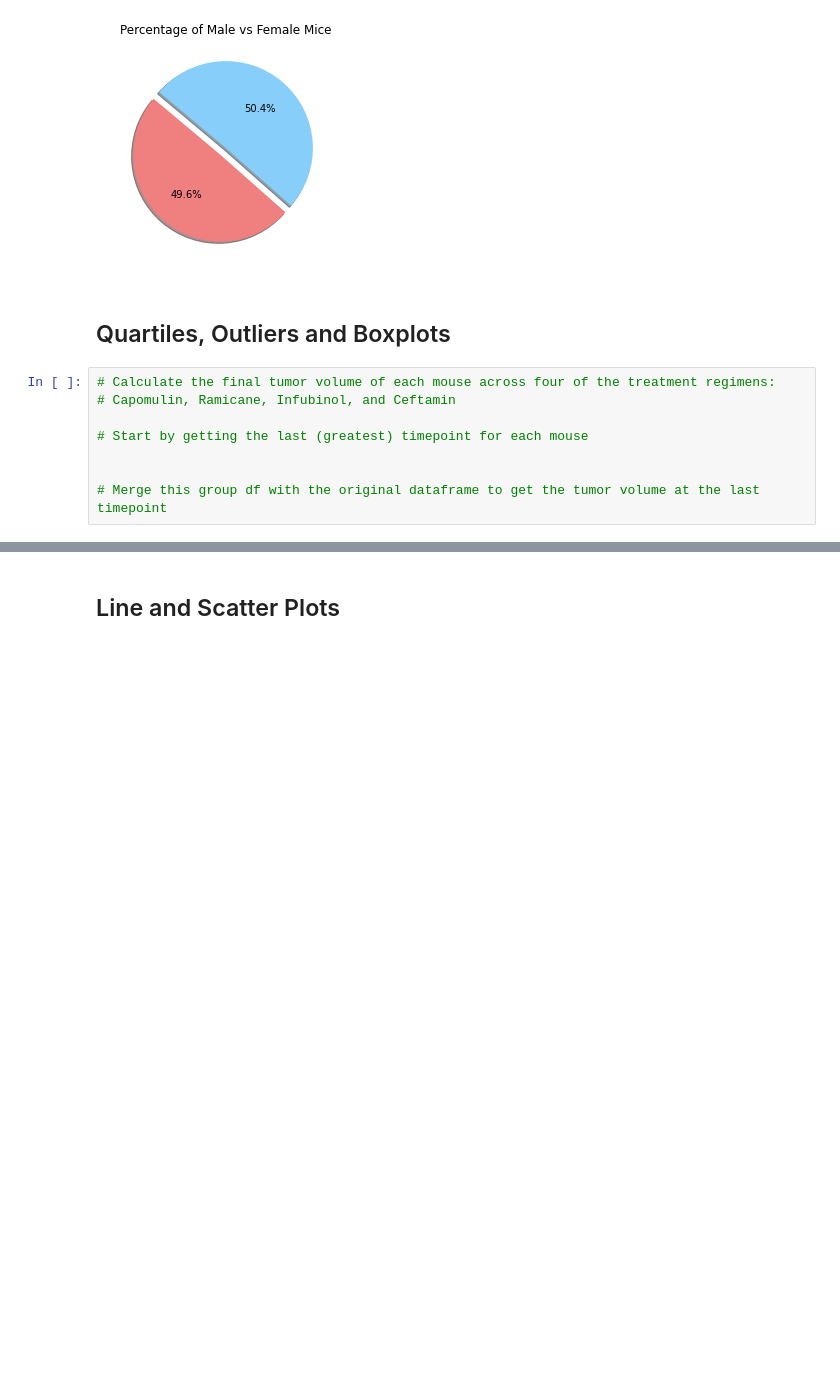
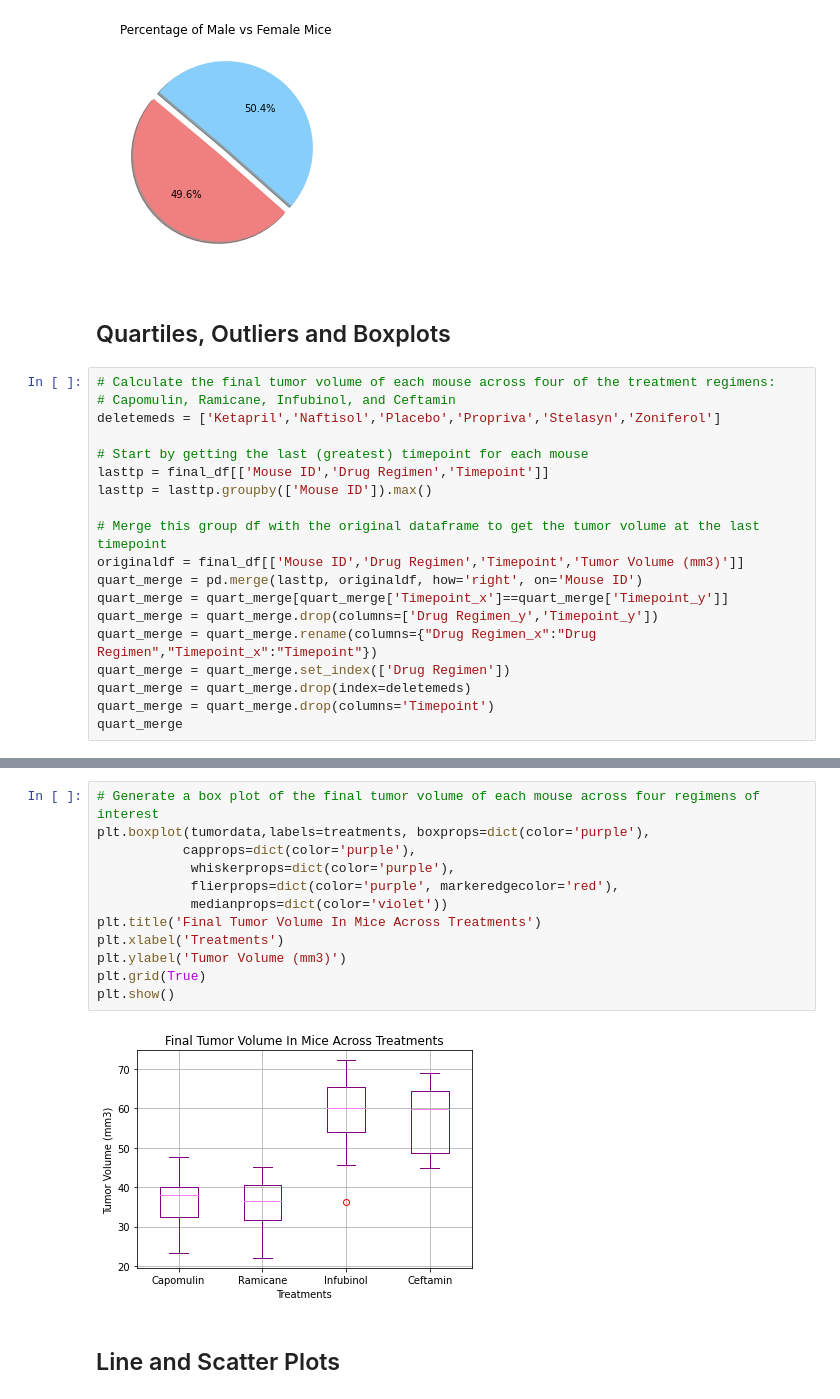
Before and after one commit to verocastillo/matplotlib-challenge, a Jupyter notebook: pymaceuticals_challenge.ipynb, the cells around one changed output, grey strips where cells are left out. Saved outputs shown, nothing was run; the diff lists cells and outputs as text; blank space fills up the shorter version.

Commit message:
Finished boxplots and quartile analysis.

```diff
--- a/pymaceuticals_challenge.ipynb
+++ b/pymaceuticals_challenge.ipynb
@@ -214,8 +214,19 @@ plt.show()
 # %%
 # Calculate the final tumor volume of each mouse across four of the treatment regimens:
 # Capomulin, Ramicane, Infubinol, and Ceftamin
+deletemeds = ['Ketapril','Naftisol','Placebo','Propriva','Stelasyn','Zoniferol']
 
 # Start by getting the last (greatest) timepoint for each mouse
-
+lasttp = final_df[['Mouse ID','Drug Regimen','Timepoint']]
+lasttp = lasttp.groupby(['Mouse ID']).max()
 
 # Merge this group df with the original dataframe to get the tumor volume at the last timepoint
+originaldf = final_df[['Mouse ID','Drug Regimen','Timepoint','Tumor Volume (mm3)']]
+quart_merge = pd.merge(lasttp, originaldf, how='right', on='Mouse ID')
+quart_merge = quart_merge[quart_merge['Timepoint_x']==quart_merge['Timepoint_y']]
+quart_merge = quart_merge.drop(columns=['Drug Regimen_y','Timepoint_y'])
+quart_merge = quart_merge.rename(columns={"Drug Regimen_x":"Drug Regimen","Timepoint_x":"Timepoint"})
+quart_merge = quart_merge.set_index(['Drug Regimen'])
+quart_merge = quart_merge.drop(index=deletemeds)
+quart_merge = quart_merge.drop(columns='Timepoint')
+quart_merge
@@ -241,3 +321,17 @@ plt.show()
+# %%
+# Generate a box plot of the final tumor volume of each mouse across four regimens of interest
+plt.boxplot(tumordata,labels=treatments, boxprops=dict(color='purple'),
+           capprops=dict(color='purple'),
+            whiskerprops=dict(color='purple'),
+            flierprops=dict(color='purple', markeredgecolor='red'),
+            medianprops=dict(color='violet'))
+plt.title('Final Tumor Volume In Mice Across Treatments')
+plt.xlabel('Treatments')
+plt.ylabel('Tumor Volume (mm3)')
+plt.grid(True)
+plt.show()
+# %% [output]
+[figure, added]
 # %% [markdown]
 ## Line and Scatter Plots
 # %%
```
Also changed, not shown: parts of 4 cells of this notebook.
